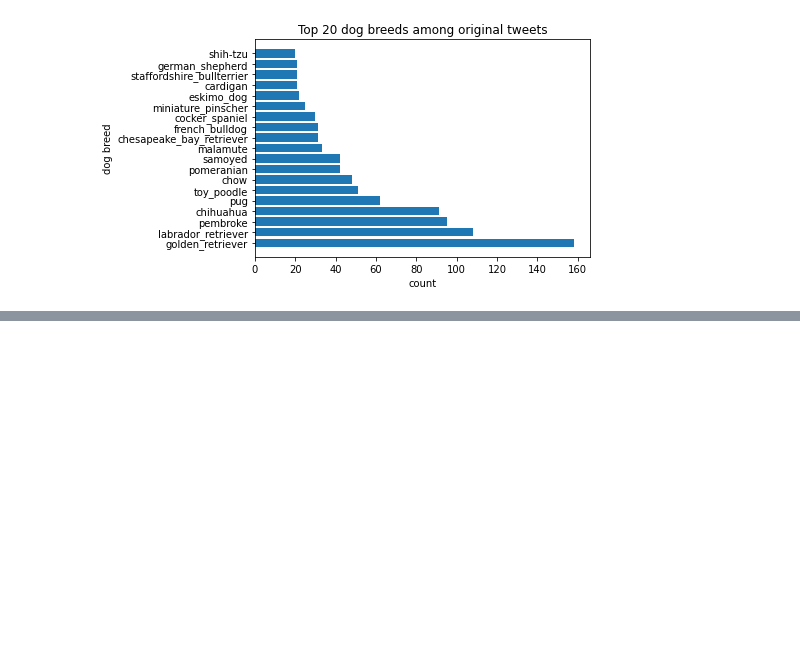
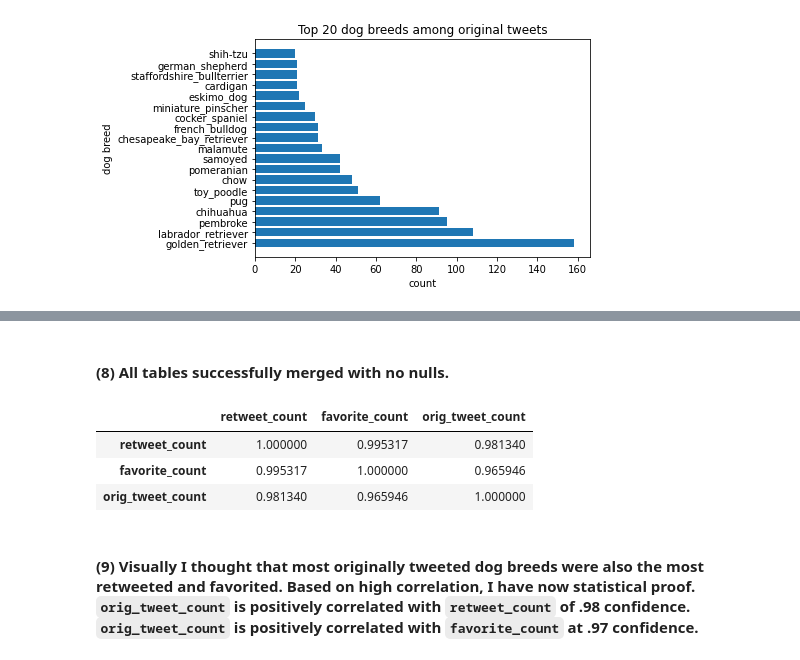
Before and after one commit to alf808/doggie-tweets, a Jupyter notebook: wrangle_act.ipynb, the cells around one changed output, grey strips where cells are left out. Saved outputs shown, nothing was run; the diff lists cells and outputs as text; code cells hidden in the pictures; blank space fills up the shorter version.

```diff
--- a/wrangle_act.ipynb
+++ b/wrangle_act.ipynb
@@ -990,0 +1012,11 @@ dbfav_df.sort_values('favorite_count', ascending=False)[1:20]
+# %% [markdown]
+#### **(8)** All tables successfully merged with no nulls.
+# %%
+merged_counts.corr()
+# %% [output]
+|  | retweet_count | favorite_count | orig_tweet_count |
+| retweet_count | 1.000000 | 0.995317 | 0.981340 |
+| favorite_count | 0.995317 | 1.000000 | 0.965946 |
+| orig_tweet_count | 0.981340 | 0.965946 | 1.000000 |
+# %% [markdown]
+#### **(9)** Visually I thought that most originally tweeted dog breeds were also the most retweeted and favorited. Based on high correlation, I have now statistical proof. `orig_tweet_count` is positively correlated with `retweet_count` of .98 confidence. `orig_tweet_count` is positively correlated with `favorite_count` at .97 confidence.
```
Also changed, not shown: parts of 35 cells of this notebook.
